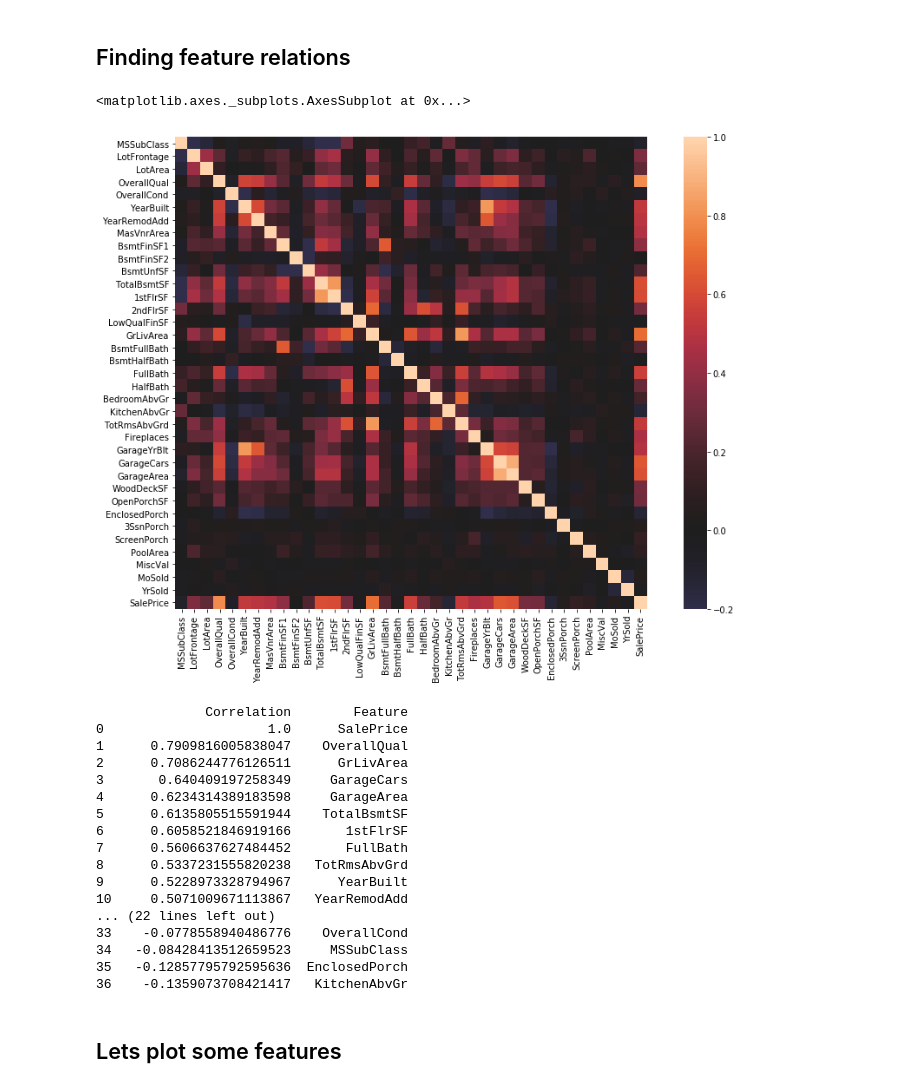
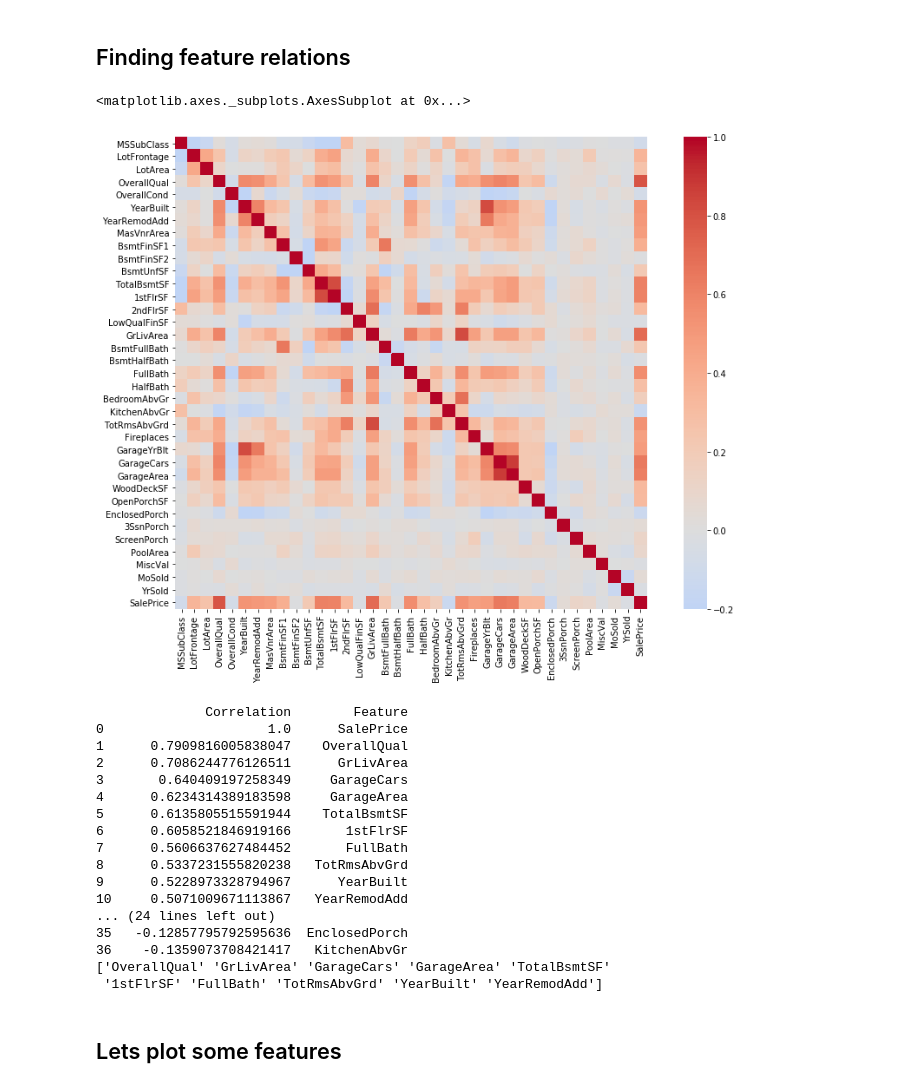
Before and after one commit to mabjork/Algorithmic-Machine-Learning, a Jupyter notebook: Notebooks/challenges/HouseSales.ipynb, the cells around one changed output. Cells and saved outputs as stored; diff of their text form; code cells hidden in the pictures.

```diff
--- a/Notebooks/challenges/HouseSales.ipynb
+++ b/Notebooks/challenges/HouseSales.ipynb
@@ -113,23 +113,27 @@ categoricals.describe()
 # %%
 plt.figure(figsize=(15,10))
 corr = houseDataDF.corr()
 
 
 sns.heatmap(corr,
             xticklabels=corr.columns.values,
             yticklabels=corr.columns.values,
-            vmin=-0.2, square=True, center=0
+            vmin=-0.2, square=True, center=0,cmap='coolwarm'
            )
 # %% [output]
 <matplotlib.axes._subplots.AxesSubplot at 0x...>
-[figure, old version]
+[figure, new version]
 # %%
 
 corrAsList = list(zip(corr.tail(1).values[0],list(corr)))
 
 sortedCorr = sorted(corrAsList,key=lambda x : x[0],reverse=True)
 
-print(pd.DataFrame(data=np.array(sortedCorr),columns=["Correlation","Feature"]))
+corrDF = pd.DataFrame(data=np.array(sortedCorr),columns=["Correlation","Feature"])
+print(corrDF)
+
+highestCorrFeatures = corrDF["Feature"].values[1:11]
+print(highestCorrFeatures)
 # %% [output]
               Correlation        Feature
 0                     1.0      SalePrice
@@ -143,11 +147,11 @@ print(pd.DataFrame(data=np.array(sortedCorr),columns=["Correlation","Feature"]))
 8      0.5337231555820238   TotRmsAbvGrd
 9      0.5228973328794967      YearBuilt
 10     0.5071009671113867   YearRemodAdd
-... (22 lines left out)
-33    -0.0778558940486776    OverallCond
-34   -0.08428413512659523     MSSubClass
+... (24 lines left out)
 35   -0.12857795792595636  EnclosedPorch
 36    -0.1359073708421417   KitchenAbvGr
+['OverallQual' 'GrLivArea' 'GarageCars' 'GarageArea' 'TotalBsmtSF'
+ '1stFlrSF' 'FullBath' 'TotRmsAbvGrd' 'YearBuilt' 'YearRemodAdd']
 # %% [markdown]
 ## Lets plot some features
 # %% [markdown]
```
Also changed, not shown: parts of 41 cells of this notebook, 4 other files.
